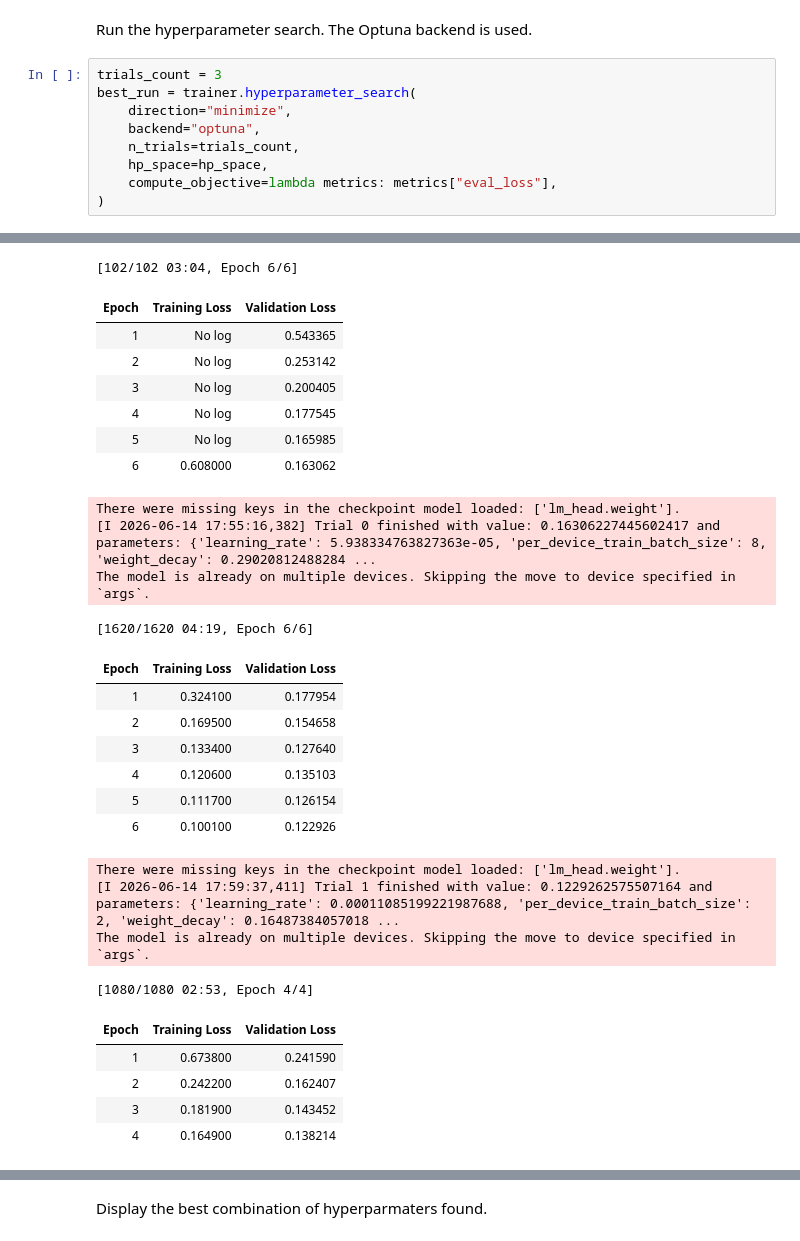
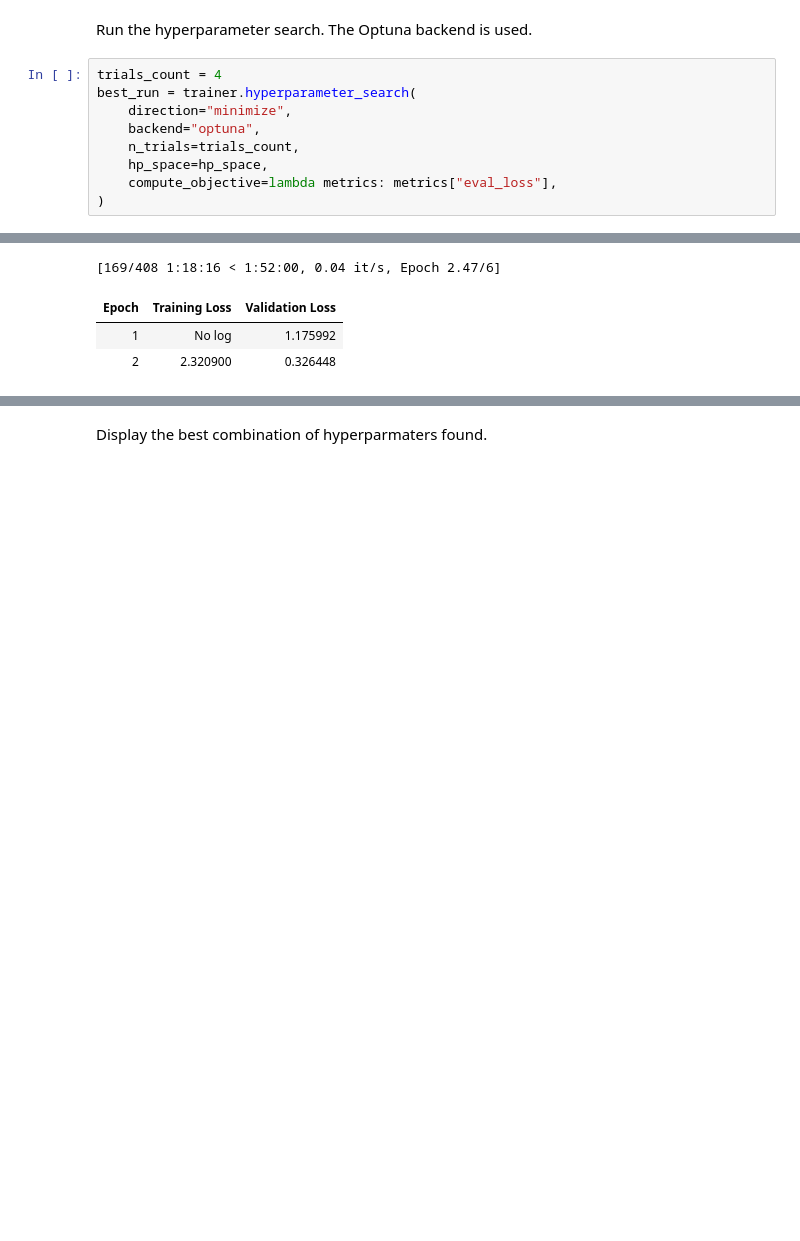
Before and after one commit to aelkhodary/Domain-Specific-Small-Language-Models, a Jupyter notebook: Chapter 3/CH03_NB01_Iozzia.ipynb, the cells around one changed output, grey strips where cells are left out. Drawn from its saved outputs; the diff is of its cells as text; blank space fills up the shorter version.

```diff
--- a/Chapter 3/CH03_NB01_Iozzia.ipynb
+++ b/Chapter 3/CH03_NB01_Iozzia.ipynb
@@ -144,7 +144,7 @@ def hp_space(trial):
 # %% [markdown]
 Run the hyperparameter search. The Optuna backend is used.
 # %%
-trials_count = 3
+trials_count = 4
 best_run = trainer.hyperparameter_search(
     direction="minimize",
     backend="optuna",
@@ -157,31 +157,7 @@ best_run = trainer.hyperparameter_search(
 The tokenizer has new PAD/BOS/EOS tokens that differ from the model config and generation config. The model config and generation config were aligned accordingly, being updated with the tokenizer's va ...
 The model is already on multiple devices. Skipping the move to device specified in `args`.
 `loss_type=None` was set in the config but it is unrecognized. Using the default loss: `ForCausalLMLoss`.
-[102/102 03:04, Epoch 6/6]
+[169/408 1:18:16 < 1:52:00, 0.04 it/s, Epoch 2.47/6]
 | Epoch | Training Loss | Validation Loss |
-| 1 | No log | 0.543365 |
-| 2 | No log | 0.253142 |
-| 3 | No log | 0.200405 |
-| 4 | No log | 0.177545 |
-| 5 | No log | 0.165985 |
-| 6 | 0.608000 | 0.163062 |
+| 1 | No log | 1.175992 |
+| 2 | 2.320900 | 0.326448 |
-There were missing keys in the checkpoint model loaded: ['lm_head.weight'].
-[I 2026-06-14 17:55:16,382] Trial 0 finished with value: 0.16306227445602417 and parameters: {'learning_rate': 5.938334763827363e-05, 'per_device_train_batch_size': 8, 'weight_decay': 0.29020812488284 ...
-The model is already on multiple devices. Skipping the move to device specified in `args`.
-[1620/1620 04:19, Epoch 6/6]
-| Epoch | Training Loss | Validation Loss |
-| 1 | 0.324100 | 0.177954 |
-| 2 | 0.169500 | 0.154658 |
-| 3 | 0.133400 | 0.127640 |
-| 4 | 0.120600 | 0.135103 |
-| 5 | 0.111700 | 0.126154 |
-| 6 | 0.100100 | 0.122926 |
-There were missing keys in the checkpoint model loaded: ['lm_head.weight'].
-[I 2026-06-14 17:59:37,411] Trial 1 finished with value: 0.1229262575507164 and parameters: {'learning_rate': 0.00011085199221987688, 'per_device_train_batch_size': 2, 'weight_decay': 0.16487384057018 ...
-The model is already on multiple devices. Skipping the move to device specified in `args`.
-[1080/1080 02:53, Epoch 4/4]
-| Epoch | Training Loss | Validation Loss |
-| 1 | 0.673800 | 0.241590 |
-| 2 | 0.242200 | 0.162407 |
-| 3 | 0.181900 | 0.143452 |
-| 4 | 0.164900 | 0.138214 |
```
Also changed, not shown: parts of 2 cells of this notebook, 2 other files.
